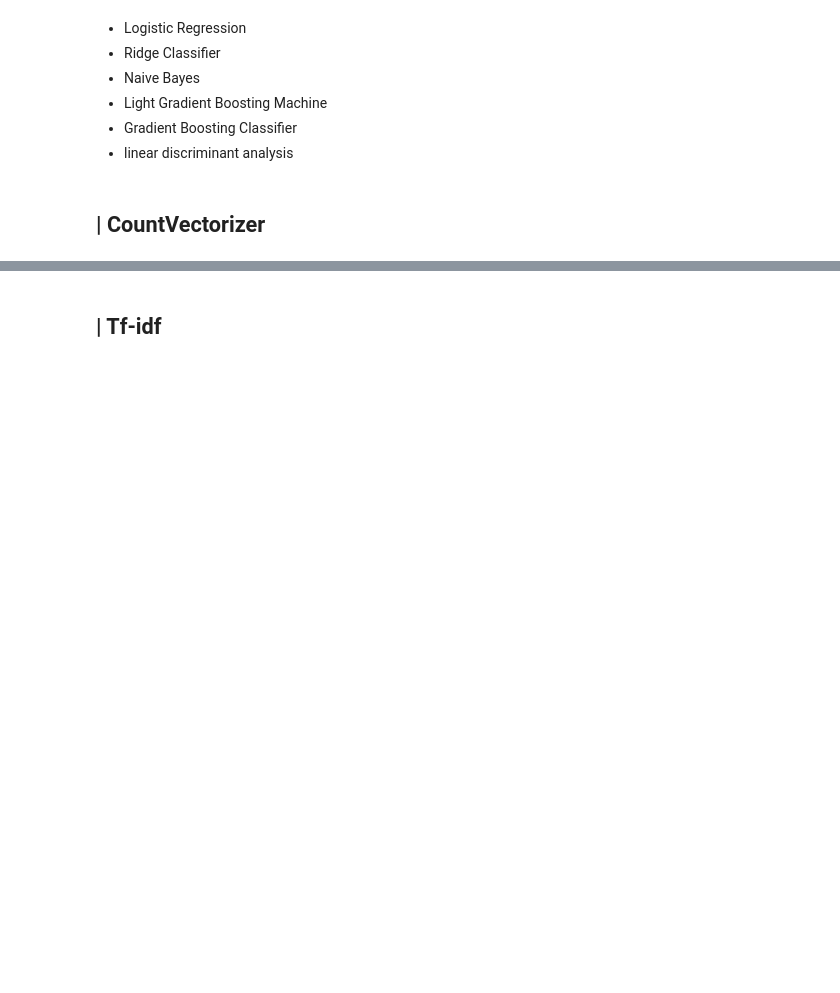
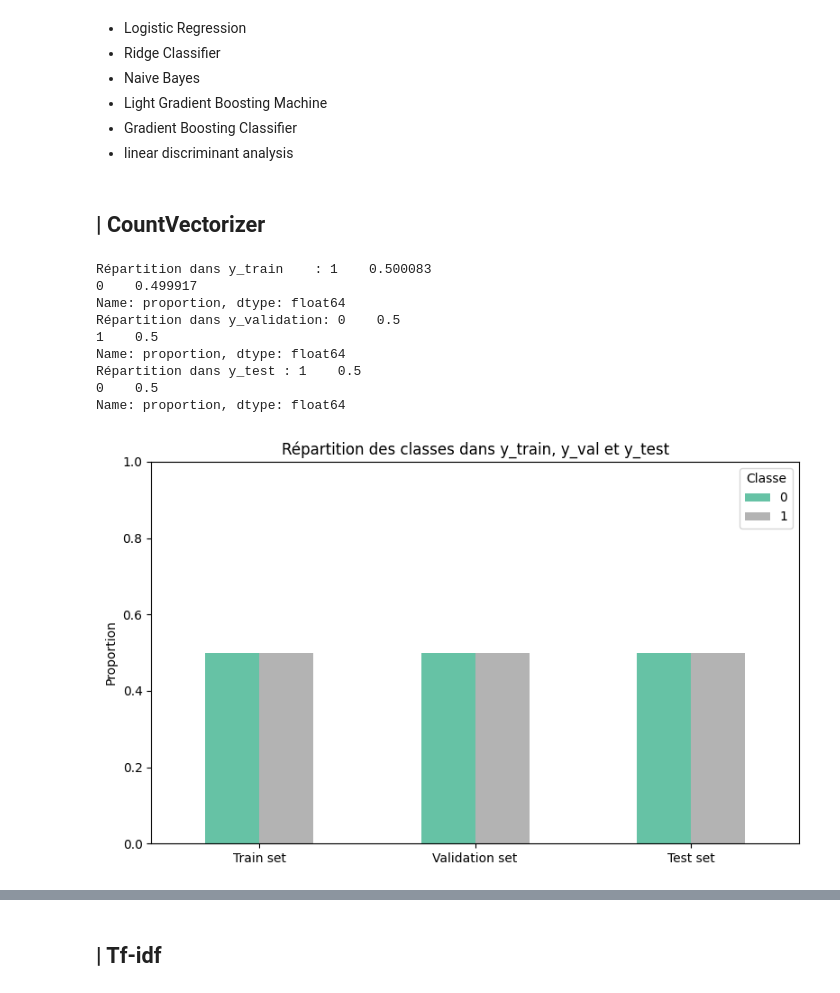
Before and after one commit to amadousysada/Sentiment-Analysis, a Jupyter notebook: notebooks/p7_02_modelisation.ipynb, the cells around one changed output, grey strips where cells are left out. Cells and saved outputs as stored; diff of their text form; code cells hidden in the pictures; blank space fills up the shorter version.

```diff
--- a/notebooks/p7_02_modelisation.ipynb
+++ b/notebooks/p7_02_modelisation.ipynb
@@ -67,4 +108,5 @@ path = "/content/drive/MyDrive/data/sentiments"
 # %%
-tweets_df_count_vectorizer_1gram = np.load(os.path.join(path, "tweets_df_em_1gram.npy"), allow_pickle=True)
-tweets_df_count_vectorizer_1gram
+# Variable cible
+Y = np.load(os.path.join(path, "targets.npy"), allow_pickle=True)
+display(Y.shape)
 # %% [output]
@@ -137,23 +113,0 @@ Wall time: 466 ms
-# %%
-import pandas as pd
-import matplotlib.pyplot as plt
-
-# Création des distributions
-dist_df = pd.DataFrame({
-    "Full dataset": pd.Series(y).value_counts(normalize=True),
-    "Train set": pd.Series(y_train).value_counts(normalize=True),
-    "Test set": pd.Series(y_test).value_counts(normalize=True)
-}).T
-
-# Optionnel : renommer les colonnes
-dist_df.columns = ["Classe 1", "Classe 0"]
-
-# Barplot
-dist_df.plot(kind="bar", figsize=(8, 5), colormap="Set2")
-plt.title("Répartition des classes dans y, y_train et y_test")
-plt.ylabel("Proportion")
-plt.xticks(rotation=0)
-plt.ylim(0, 1)
-plt.legend(title="Classe")
-plt.tight_layout()
-plt.show()
@@ -203,0 +258,18 @@ r_df = evaluate_models(X_train, X_test, y_train, y_test, models)
+# %%
+%%time
+X_train_cv, X_valid_cv, X_test_cv, y_train_cv, y_val_cv, y_test_cv = split_train_val_test(tweets_df_count_vectorizer_1gram.item(), Y, sample_size=20000)
+print("Répartition dans y_train    :", pd.Series(y_train_cv).value_counts(normalize=True))
+print("Répartition dans y_validation:", pd.Series(y_val_cv).value_counts(normalize=True))
+print("Répartition dans y_test :", pd.Series(y_test_cv).value_counts(normalize=True))
+plot_distribution(y_train_cv, y_val_cv, y_test_cv)
+# %% [output]
+Répartition dans y_train    : 1    0.500083
+0    0.499917
+Name: proportion, dtype: float64
+Répartition dans y_validation: 0    0.5
+1    0.5
+Name: proportion, dtype: float64
+Répartition dans y_test : 1    0.5
+0    0.5
+Name: proportion, dtype: float64
+[figure, added]
```
Also changed, not shown: parts of 35 cells of this notebook.
